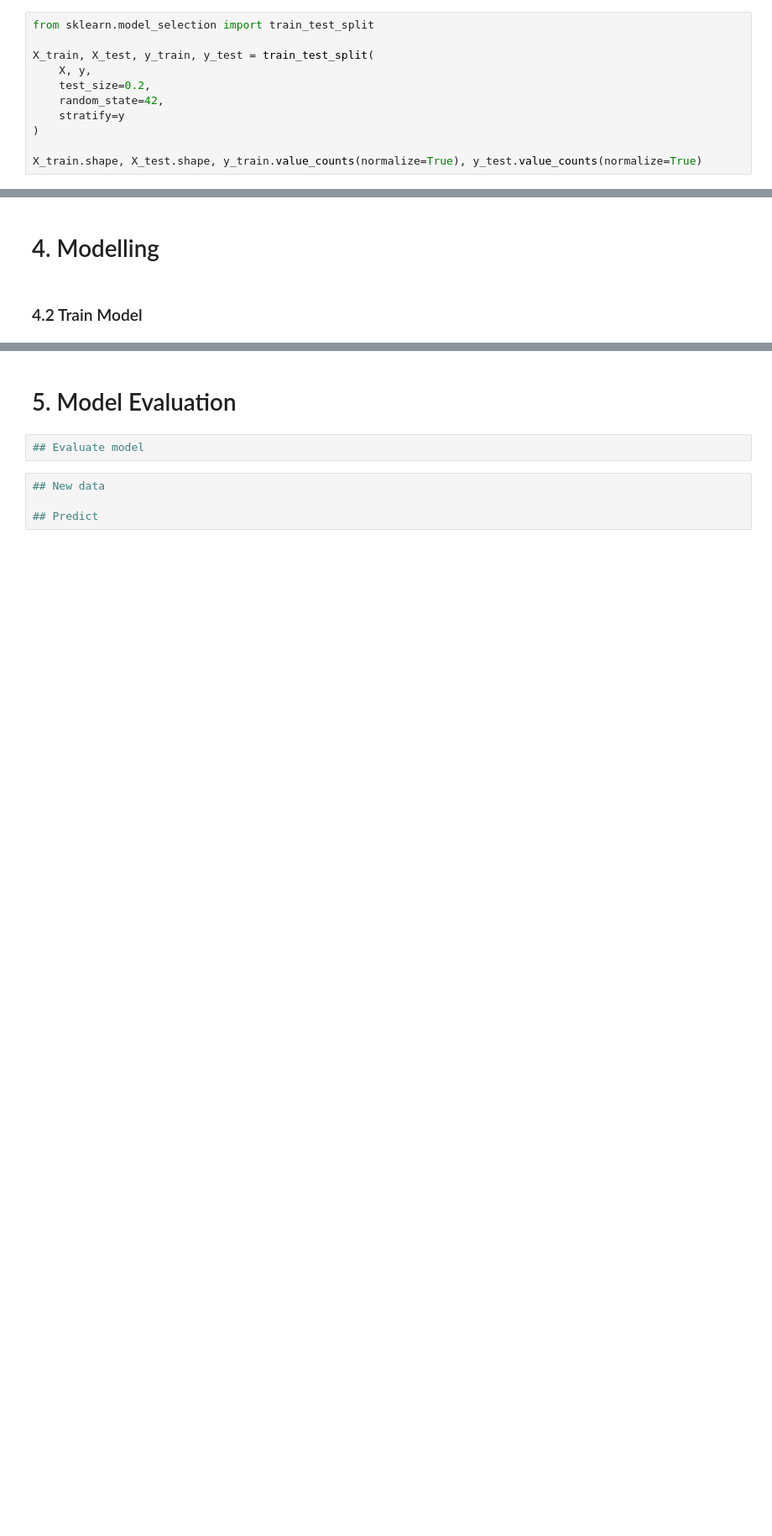
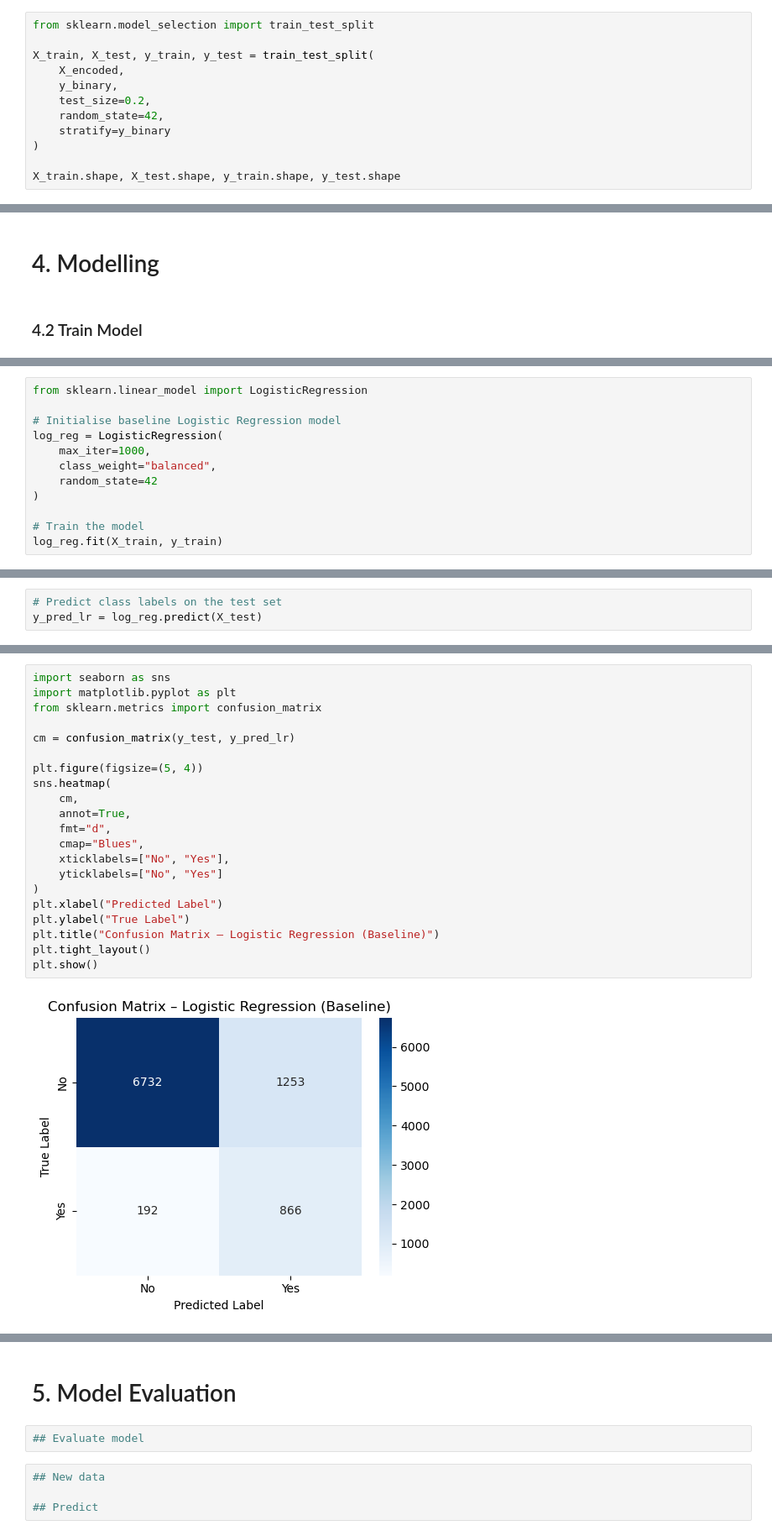
Before and after one commit to xousies/mldp-assignment, a Jupyter notebook: Program Codes.ipynb, the cells around one changed output, grey strips where cells are left out. Shown at 84% size. Drawn from its saved outputs; the diff is of its cells as text; blank space fills up the shorter version.

Commit message:
Completed Modelling and Training
Did Baseline Model (Linear Regression)

Did Second Model (Random Forest) and explained my rationale

```diff
--- a/Program Codes.ipynb
+++ b/Program Codes.ipynb
@@ -394,11 +487,12 @@ Here, X contains all predictor variables and y is the target variable indicating
 from sklearn.model_selection import train_test_split
 
 X_train, X_test, y_train, y_test = train_test_split(
-    X, y,
+    X_encoded,
+    y_binary,
     test_size=0.2,
     random_state=42,
-    stratify=y
+    stratify=y_binary
 )
 
-X_train.shape, X_test.shape, y_train.value_counts(normalize=True), y_test.value_counts(normalize=True)
+X_train.shape, X_test.shape, y_train.shape, y_test.shape
 # %% [output]
@@ -504,0 +548,12 @@ At this point, the dataset has been cleaned, split correctly, and prepared with
+# %%
+from sklearn.linear_model import LogisticRegression
+
+# Initialise baseline Logistic Regression model
+log_reg = LogisticRegression(
+    max_iter=1000,
+    class_weight="balanced",
+    random_state=42
+)
+
+# Train the model
+log_reg.fit(X_train, y_train)
@@ -504,0 +572,3 @@ At this point, the dataset has been cleaned, split correctly, and prepared with
+# %%
+# Predict class labels on the test set
+y_pred_lr = log_reg.predict(X_test)
@@ -504,0 +620,23 @@ At this point, the dataset has been cleaned, split correctly, and prepared with
+# %%
+import seaborn as sns
+import matplotlib.pyplot as plt
+from sklearn.metrics import confusion_matrix
+
+cm = confusion_matrix(y_test, y_pred_lr)
+
+plt.figure(figsize=(5, 4))
+sns.heatmap(
+    cm,
+    annot=True,
+    fmt="d",
+    cmap="Blues",
+    xticklabels=["No", "Yes"],
+    yticklabels=["No", "Yes"]
+)
+plt.xlabel("Predicted Label")
+plt.ylabel("True Label")
+plt.title("Confusion Matrix – Logistic Regression (Baseline)")
+plt.tight_layout()
+plt.show()
+# %% [output]
+[figure, added]
```
Also changed, not shown: parts of 34 cells of this notebook.
